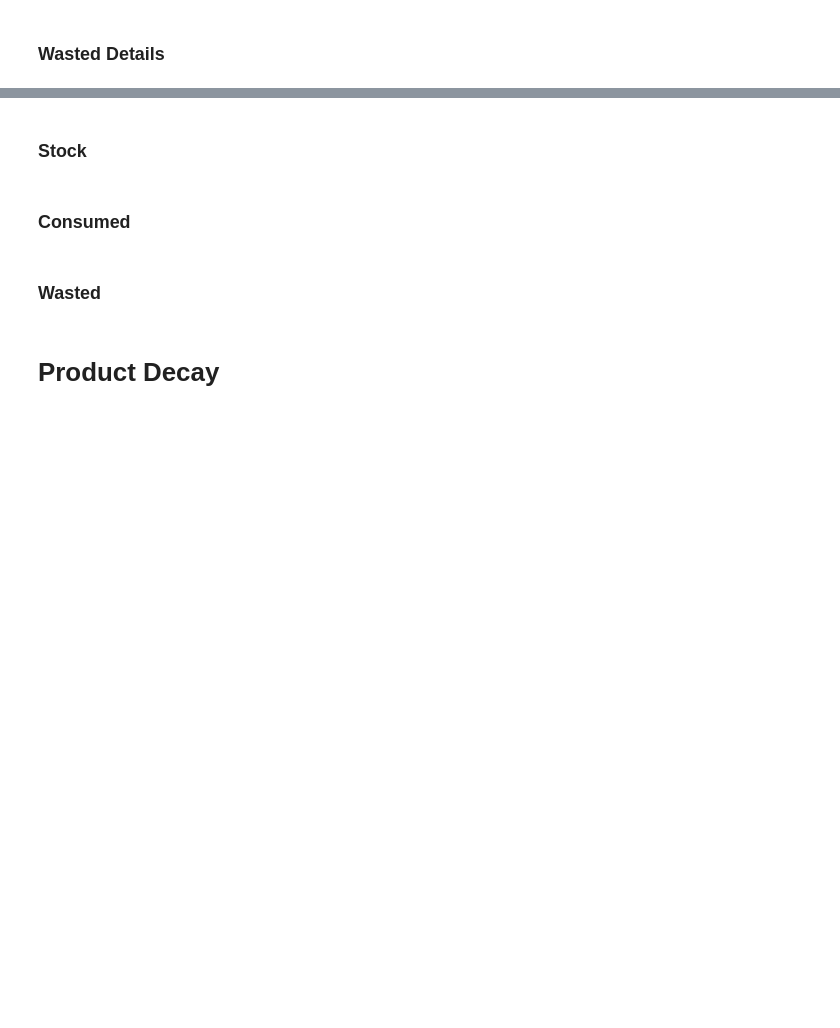
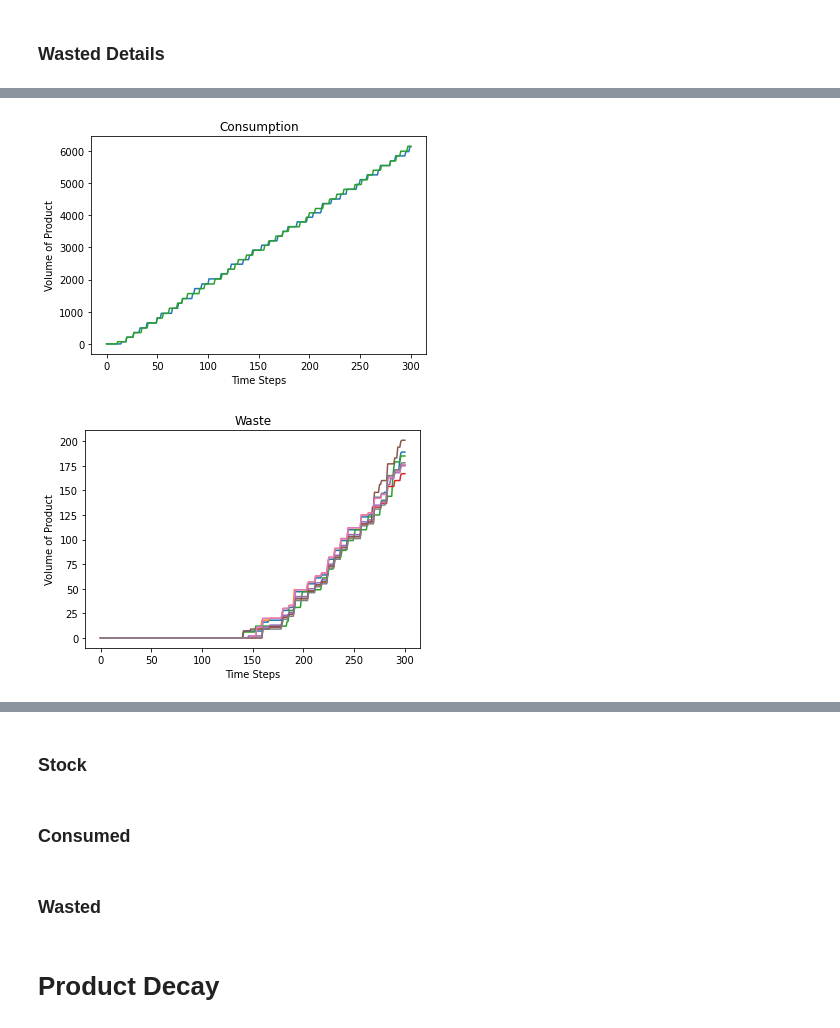
Before and after one commit to mperhez/scvis-plots, a Jupyter notebook: notebooks/scvis-abm-plots.ipynb, the cells around one changed output, grey strips where cells are left out. Drawn from its saved outputs; the diff is of its cells as text; code cells hidden in the pictures; blank space fills up the shorter version.

```diff
--- a/notebooks/scvis-abm-plots.ipynb
+++ b/notebooks/scvis-abm-plots.ipynb
@@ -41,3 +30,23 @@ Index(['step', 'id', 'q_stock', 'q_consumed', 'q_wasted'], dtype='object')
+# %%
+data_dir = "../sw21/datasets/"
+# %%
+# Variables per agent and time step
+df1r1_steps = pd.read_csv(data_dir+"ex1_r1_agent_steps.csv" , delimiter=";", header=0)
+df2r1_steps = pd.read_csv(data_dir+"ex2_r1_agent_steps.csv" , delimiter=";", header=0)
+df1r2_steps = pd.read_csv(data_dir+"ex1_r2_agent_steps.csv" , delimiter=";", header=0)
+df2r2_steps = pd.read_csv(data_dir+"ex2_r2_agent_steps.csv" , delimiter=";", header=0)
+df1r3_steps = pd.read_csv(data_dir+"ex1_r3_agent_steps.csv" , delimiter=";", header=0)
+df2r3_steps = pd.read_csv(data_dir+"ex2_r3_agent_steps.csv" , delimiter=";", header=0)
+df1r4_steps = pd.read_csv(data_dir+"ex1_r4_agent_steps.csv" , delimiter=";", header=0)
+df2r4_steps = pd.read_csv(data_dir+"ex2_r5_agent_steps.csv" , delimiter=";", header=0)
+df1r5_steps = pd.read_csv(data_dir+"ex1_r5_agent_steps.csv" , delimiter=";", header=0)
+df2r5_steps = pd.read_csv(data_dir+"ex2_r6_agent_steps.csv" , delimiter=";", header=0)
+df1r6_steps = pd.read_csv(data_dir+"ex1_r6_agent_steps.csv" , delimiter=";", header=0)
+df2r6_steps = pd.read_csv(data_dir+"ex2_r6_agent_steps.csv" , delimiter=";", header=0)
+df1r7_steps = pd.read_csv(data_dir+"ex1_r7_agent_steps.csv" , delimiter=";", header=0)
+df2r7_steps = pd.read_csv(data_dir+"ex2_r7_agent_steps.csv" , delimiter=";", header=0)
+df1r8_steps = pd.read_csv(data_dir+"ex1_r8_agent_steps.csv" , delimiter=";", header=0)
+df2r8_steps = pd.read_csv(data_dir+"ex2_r8_agent_steps.csv" , delimiter=";", header=0)
 # %%
 agents = ['Grower_1','Grower_2','Distributor','Retailer','Transporter_1 (LD)','Transporter_2 (LD)', 'Transporter (SD)']
 
@@ -154,0 +155,27 @@ percentage waste: 72.53 %
+# %%
+plt.plot(df1r1_cons)
+plt.plot(df2r1_cons)
+plt.plot(df1r2_cons)
+plt.plot(df2r2_cons)
+plt.title('Consumption')
+plt.xlabel('Time Steps')
+plt.ylabel('Volume of Product')
+
+plt.show()
+
+plt.plot(df1r1_waste)
+plt.plot(df1r2_waste)
+plt.plot(df1r3_waste)
+plt.plot(df1r4_waste)
+plt.plot(df1r5_waste)
+plt.plot(df1r6_waste)
+plt.plot(df1r7_waste)
+plt.plot(df1r8_waste)
+plt.title('Waste')
+plt.xlabel('Time Steps')
+plt.ylabel('Volume of Product')
+
+plt.show()
+# %% [output]
+[figure, added]
+[figure, added]
```
Also changed, not shown: parts of 10 cells of this notebook.
